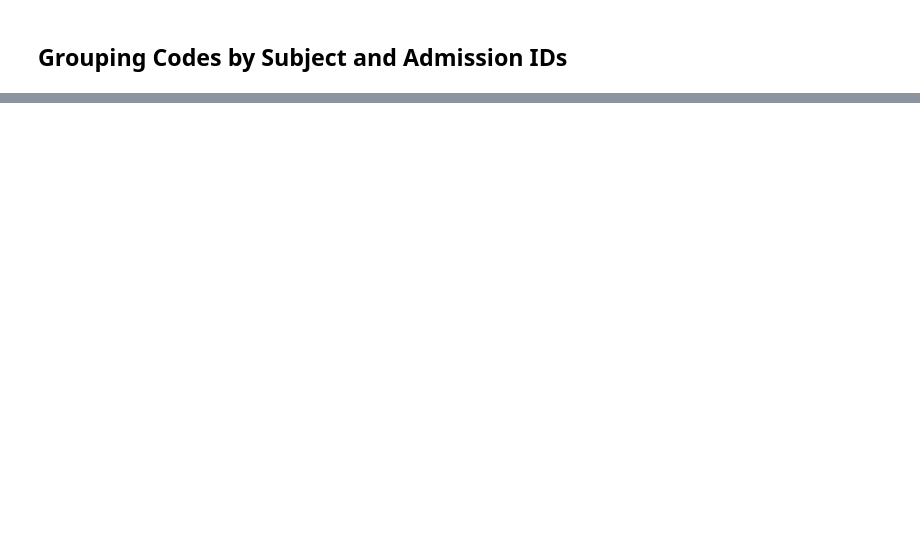
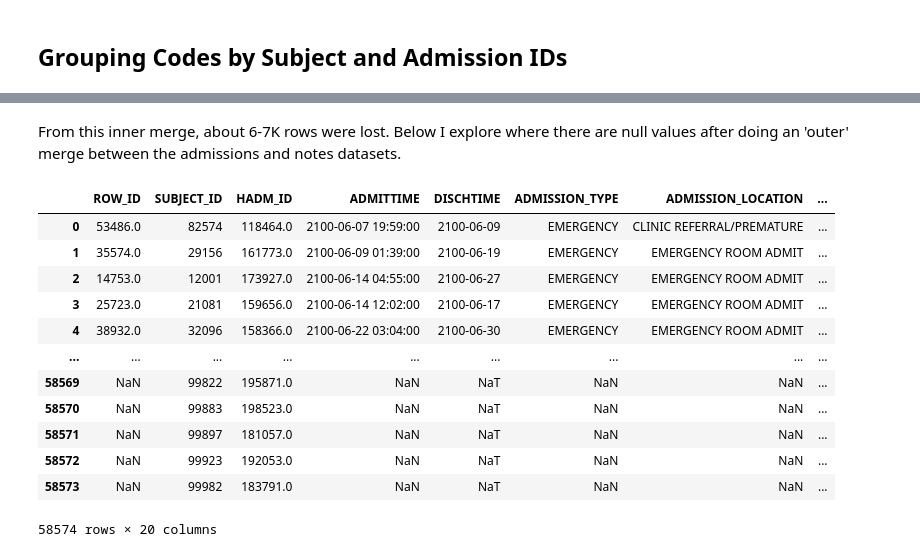
Before and after one commit to arthurk2323/hospital_readmissions_nlp, a Jupyter notebook: 01_EDA_v1.ipynb, the cells around one changed output, grey strips where cells are left out. Cells and saved outputs as stored; diff of their text form; code cells hidden in the pictures; blank space fills up the shorter version.

```diff
--- a/01_EDA_v1.ipynb
+++ b/01_EDA_v1.ipynb
@@ -420,0 +539,20 @@ memory usage: 10.6+ MB
+# %% [markdown]
+From this inner merge, about 6-7K rows were lost. Below I explore where there are null values after doing an 'outer' merge between the admissions and notes datasets.
+# %%
+#performing outer merge to see where the null values are
+main2_df = mod_admit_df.merge(notes_df, on=['SUBJECT_ID', 'HADM_ID'], how='outer')
+main2_df
+# %% [output]
+|  | ROW_ID | SUBJECT_ID | HADM_ID | ADMITTIME | DISCHTIME | ADMISSION_TYPE | ADMISSION_LOCATION | ... |
+| 0 | 53486.0 | 82574 | 118464.0 | 2100-06-07 19:59:00 | 2100-06-09 | EMERGENCY | CLINIC REFERRAL/PREMATURE | ... |
+| 1 | 35574.0 | 29156 | 161773.0 | 2100-06-09 01:39:00 | 2100-06-19 | EMERGENCY | EMERGENCY ROOM ADMIT | ... |
+| 2 | 14753.0 | 12001 | 173927.0 | 2100-06-14 04:55:00 | 2100-06-27 | EMERGENCY | EMERGENCY ROOM ADMIT | ... |
+| 3 | 25723.0 | 21081 | 159656.0 | 2100-06-14 12:02:00 | 2100-06-17 | EMERGENCY | EMERGENCY ROOM ADMIT | ... |
+| 4 | 38932.0 | 32096 | 158366.0 | 2100-06-22 03:04:00 | 2100-06-30 | EMERGENCY | EMERGENCY ROOM ADMIT | ... |
+| ... | ... | ... | ... | ... | ... | ... | ... | ... |
+| 58569 | NaN | 99822 | 195871.0 | NaN | NaT | NaN | NaN | ... |
+| 58570 | NaN | 99883 | 198523.0 | NaN | NaT | NaN | NaN | ... |
+| 58571 | NaN | 99897 | 181057.0 | NaN | NaT | NaN | NaN | ... |
+| 58572 | NaN | 99923 | 192053.0 | NaN | NaT | NaN | NaN | ... |
+| 58573 | NaN | 99982 | 183791.0 | NaN | NaT | NaN | NaN | ... |
+58574 rows × 20 columns
```
Also changed, not shown: parts of 108 cells of this notebook, 6 other files.
